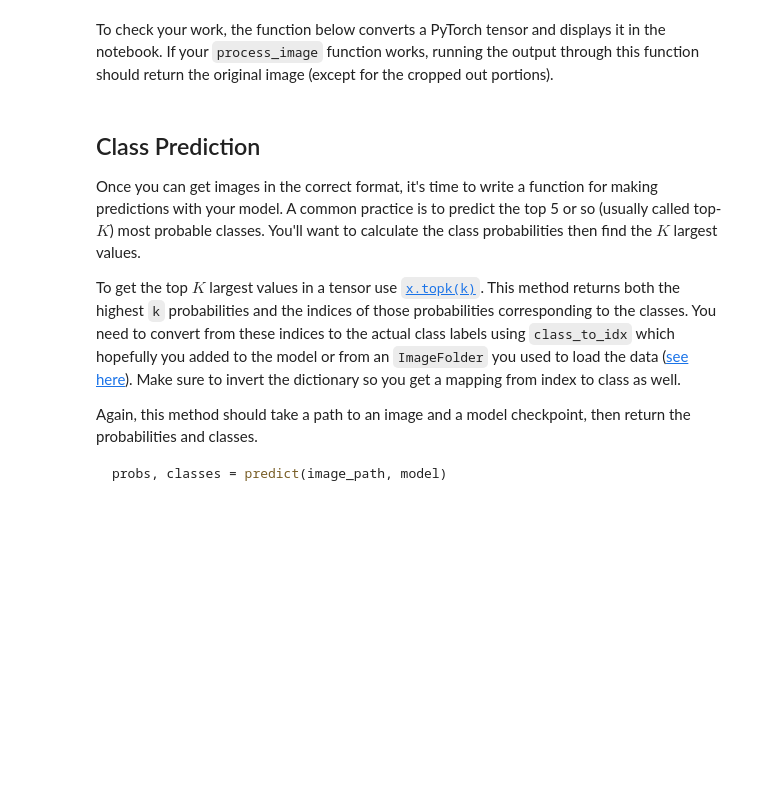
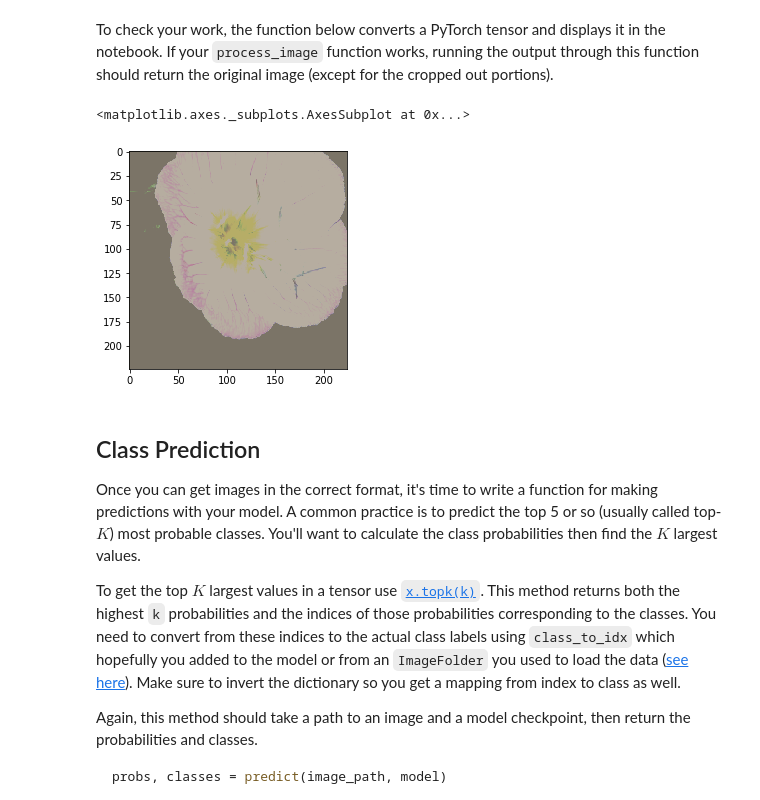
Before and after one commit to pmobbs/classify-flowers, a Jupyter notebook: Image Classifier Project.ipynb, the cells around one changed output. Cells and saved outputs as stored; diff of their text form; code cells hidden in the pictures; blank space fills up the shorter version.

```diff
--- a/Image Classifier Project.ipynb
+++ b/Image Classifier Project.ipynb
@@ -360,3 +377,42 @@ def process_image(image):
+# %%
+from PIL import Image
+import numpy as np
+
+def process_image(image):
+    ''' Scales, crops, and normalizes a PIL image for a PyTorch model,
+        returns an Numpy array
+    '''
+    # TODO: Process a PIL image for use in a PyTorch model
+    mean = np.array([0.485, 0.456, 0.406])
+    std = np.array([0.229, 0.224, 0.225])
+
+    im = Image.open(image)
+    w,h = im.size
+    #print(im.size)
+    if w>h:
+        #this is a wide image, set height to 256 and scale w
+        new_h = 256
+        new_w = int(256 * (w/h))
+        left = int((new_w-224)/2)
+        crop = (left,0,left+224,224)
+    else:
+        #this is a tall image, set width to 256 and scale h
+        new_h = int(256 * (h/w))
+        new_w = 256
+        top = int((new_h-224)/2)
+        crop = (0,top,224,top+224)
+
+    im = im.resize((new_w, new_h))
+    im = im.crop(crop)
+    #print(im.size)
+
+    np_image = np.array(im)
+    np_image = np_image/255.0
+    np_image = (np_image - mean)/std
+    np_image = np.clip(np_image, 0, 1)
+
+    image = np_image.transpose((2, 0, 1))
+    return torch.from_numpy(image).double()
 # %% [markdown]
 To check your work, the function below converts a PyTorch tensor and displays it in the notebook. If your `process_image` function works, running the output through this function should return the original image (except for the cropped out portions).
 # %%
@@ -366,7 +422,7 @@ def imshow(image, ax=None, title=None):
 
     # PyTorch tensors assume the color channel is the first dimension
     # but matplotlib assumes is the third dimension
-    image = image.transpose((1, 2, 0))
+    image = image.numpy().transpose((1, 2, 0))
 
     # Undo preprocessing
     mean = np.array([0.485, 0.456, 0.406])
@@ -379,6 +435,11 @@ def imshow(image, ax=None, title=None):
     ax.imshow(image)
 
     return ax
+# %%
+imshow(process_image("flowers/test/1/image_06743.jpg"))
+# %% [output]
+<matplotlib.axes._subplots.AxesSubplot at 0x...>
+[figure, added]
 # %% [markdown]
 ## Class Prediction
 
```
Also changed, not shown: parts of 16 cells of this notebook, 4 other files.
